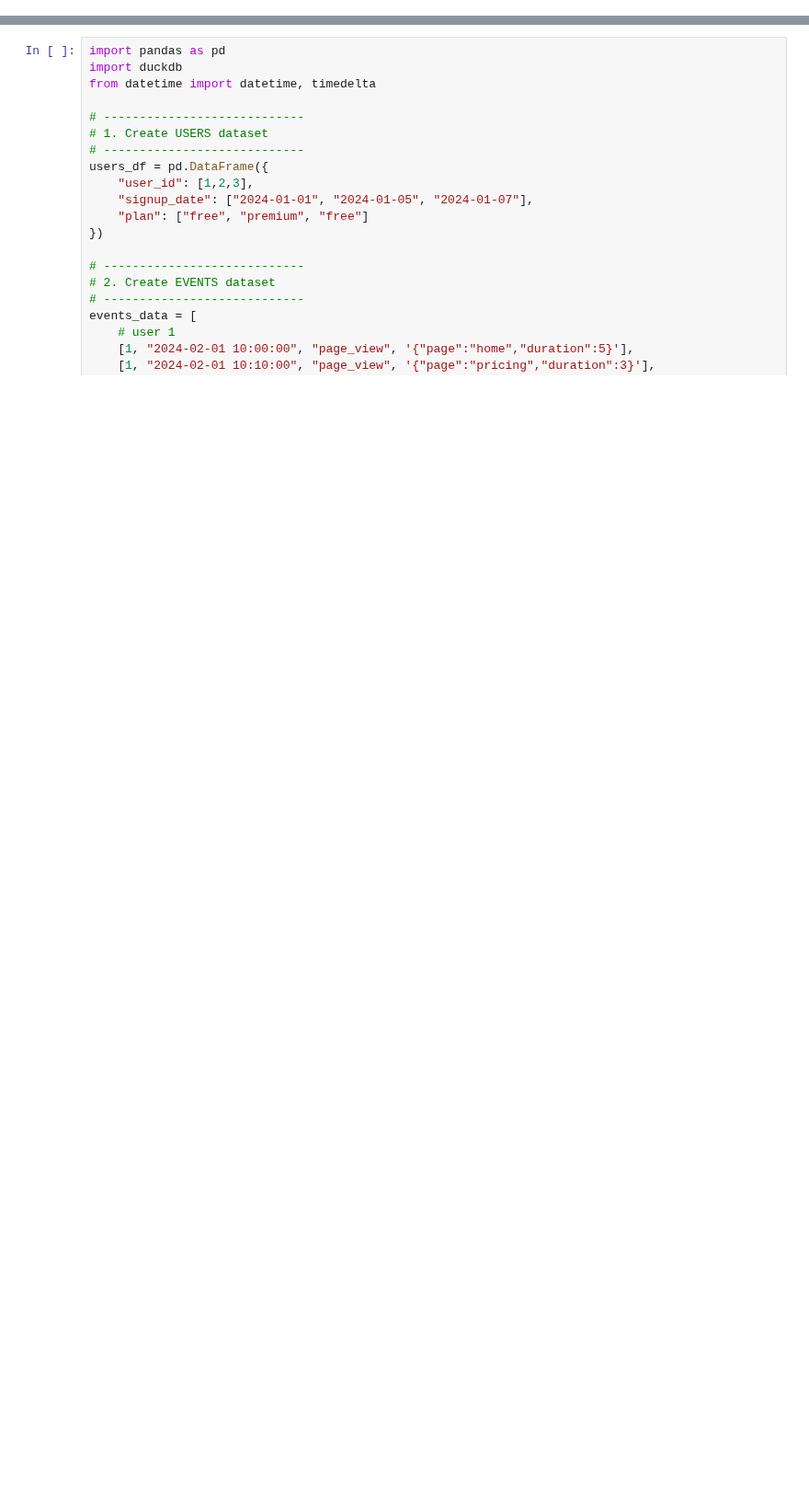
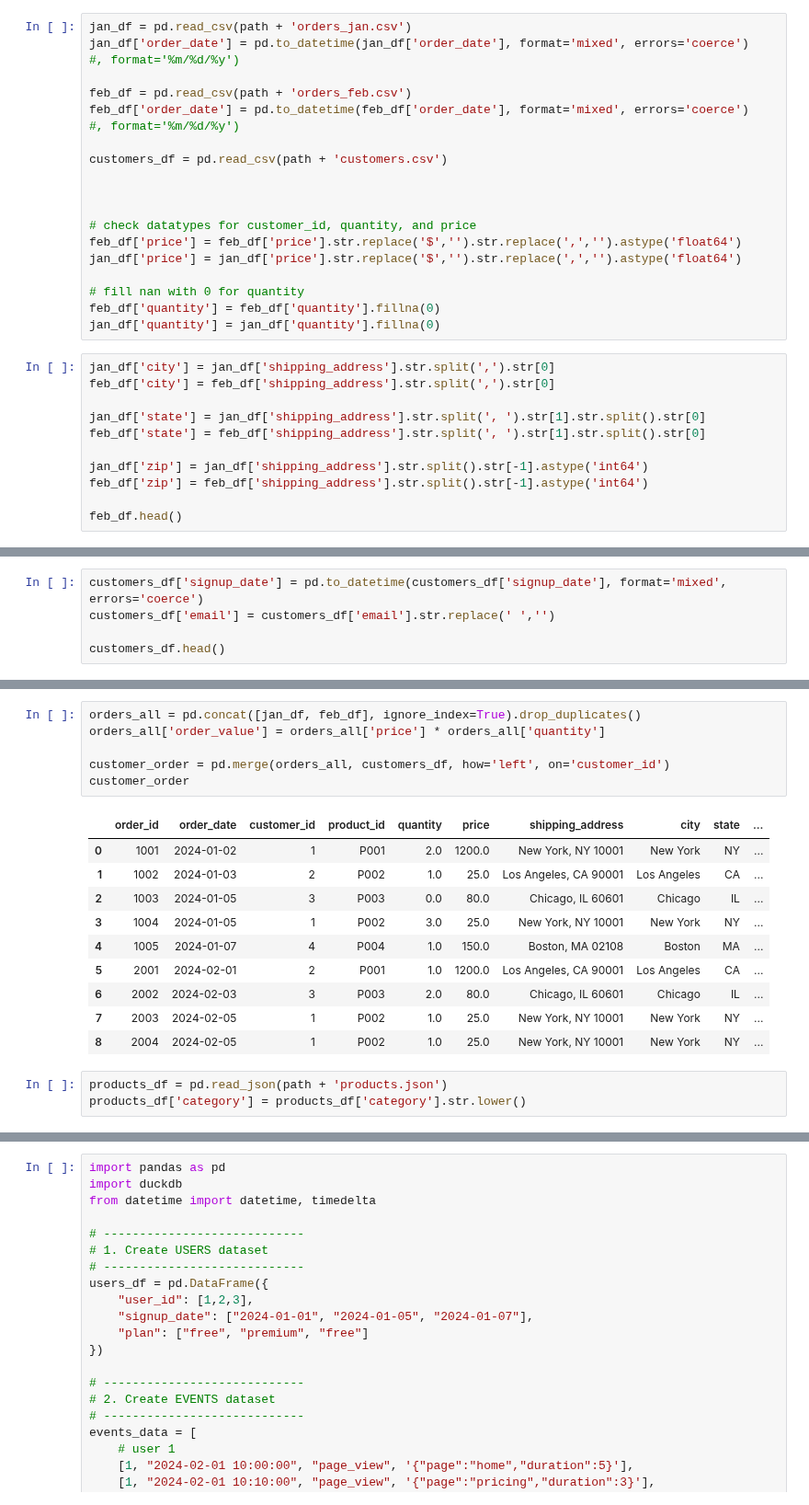
Before and after one commit to edmiller824/sf_tech, a Jupyter notebook: reps.ipynb, the cells around one changed output, grey strips where cells are left out. Shown at 92% size. Saved outputs shown, nothing was run; the diff lists cells and outputs as text; blank space fills up the shorter version.

```diff
--- a/reps.ipynb
+++ b/reps.ipynb
@@ -0,0 +762,29 @@
+# %%
+jan_df = pd.read_csv(path + 'orders_jan.csv')
+jan_df['order_date'] = pd.to_datetime(jan_df['order_date'], format='mixed', errors='coerce')   #, format='%m/%d/%y')
+
+feb_df = pd.read_csv(path + 'orders_feb.csv')
+feb_df['order_date'] = pd.to_datetime(feb_df['order_date'], format='mixed', errors='coerce')   #, format='%m/%d/%y')
+
+customers_df = pd.read_csv(path + 'customers.csv')
+
+
+
+# check datatypes for customer_id, quantity, and price
+feb_df['price'] = feb_df['price'].str.replace('$','').str.replace(',','').astype('float64')
+jan_df['price'] = jan_df['price'].str.replace('$','').str.replace(',','').astype('float64')
+
+# fill nan with 0 for quantity
+feb_df['quantity'] = feb_df['quantity'].fillna(0)
+jan_df['quantity'] = jan_df['quantity'].fillna(0)
+# %%
+jan_df['city'] = jan_df['shipping_address'].str.split(',').str[0]
+feb_df['city'] = feb_df['shipping_address'].str.split(',').str[0]
+
+jan_df['state'] = jan_df['shipping_address'].str.split(', ').str[1].str.split().str[0]
+feb_df['state'] = feb_df['shipping_address'].str.split(', ').str[1].str.split().str[0]
+
+jan_df['zip'] = jan_df['shipping_address'].str.split().str[-1].astype('int64')
+feb_df['zip'] = feb_df['shipping_address'].str.split().str[-1].astype('int64')
+
+feb_df.head()
@@ -0,0 +798,5 @@
+# %%
+customers_df['signup_date'] = pd.to_datetime(customers_df['signup_date'], format='mixed', errors='coerce')
+customers_df['email'] = customers_df['email'].str.replace(' ','')
+
+customers_df.head()
@@ -0,0 +809,20 @@
+# %%
+orders_all = pd.concat([jan_df, feb_df], ignore_index=True).drop_duplicates()
+orders_all['order_value'] = orders_all['price'] * orders_all['quantity']
+
+customer_order = pd.merge(orders_all, customers_df, how='left', on='customer_id')
+customer_order
+# %% [output]
+|  | order_id | order_date | customer_id | product_id | quantity | price | shipping_address | city | state | ... |
+| 0 | 1001 | 2024-01-02 | 1 | P001 | 2.0 | 1200.0 | New York, NY 10001 | New York | NY | ... |
+| 1 | 1002 | 2024-01-03 | 2 | P002 | 1.0 | 25.0 | Los Angeles, CA 90001 | Los Angeles | CA | ... |
+| 2 | 1003 | 2024-01-05 | 3 | P003 | 0.0 | 80.0 | Chicago, IL 60601 | Chicago | IL | ... |
+| 3 | 1004 | 2024-01-05 | 1 | P002 | 3.0 | 25.0 | New York, NY 10001 | New York | NY | ... |
+| 4 | 1005 | 2024-01-07 | 4 | P004 | 1.0 | 150.0 | Boston, MA 02108 | Boston | MA | ... |
+| 5 | 2001 | 2024-02-01 | 2 | P001 | 1.0 | 1200.0 | Los Angeles, CA 90001 | Los Angeles | CA | ... |
+| 6 | 2002 | 2024-02-03 | 3 | P003 | 2.0 | 80.0 | Chicago, IL 60601 | Chicago | IL | ... |
+| 7 | 2003 | 2024-02-05 | 1 | P002 | 1.0 | 25.0 | New York, NY 10001 | New York | NY | ... |
+| 8 | 2004 | 2024-02-05 | 1 | P002 | 1.0 | 25.0 | New York, NY 10001 | New York | NY | ... |
+# %%
+products_df = pd.read_json(path + 'products.json')
+products_df['category'] = products_df['category'].str.lower()
```
Also changed, not shown: parts of 39 cells of this notebook.
